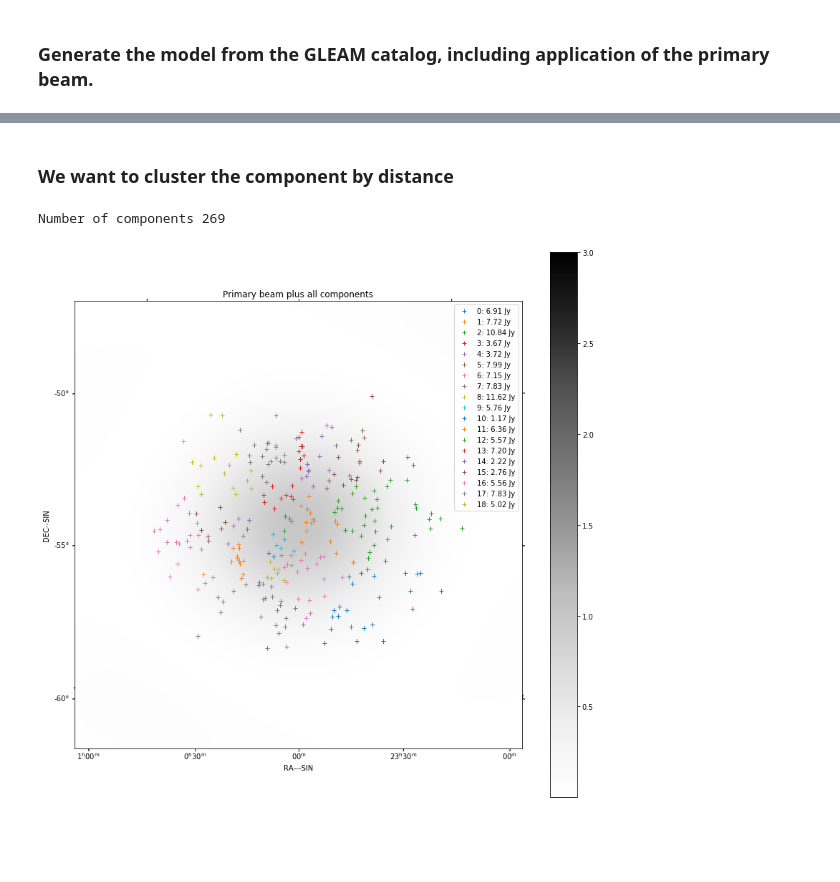
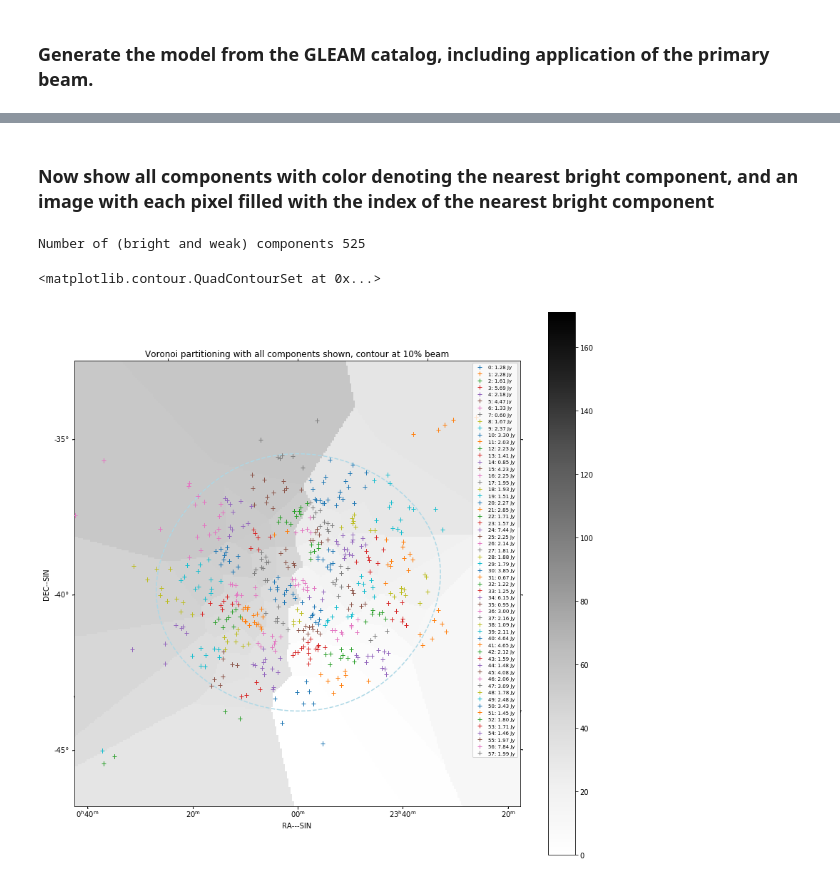
Before and after one commit to timcornwell/low-sims, a Jupyter notebook: low-sims-cluster.ipynb, the cells around one changed output, grey strips where cells are left out. Saved outputs shown, nothing was run; the diff lists cells and outputs as text; code cells hidden in the pictures; blank space fills up the shorter version.

```diff
--- a/low-sims-cluster.ipynb
+++ b/low-sims-cluster.ipynb
@@ -88,7 +69,7 @@ pylab.rcParams['image.cmap'] = 'rainbow'
 nfreqwin = 1
 ntimes = 61
 rmax = 550.0
-dec = -55.0 * u.deg
+dec = -40.0 * u.deg
 frequency = numpy.linspace(1e8, 1.3e8, nfreqwin)
 if nfreqwin > 1:
     channel_bandwidth = numpy.array(nfreqwin * [frequency[1] - frequency[0]])
@@ -129,7 +106,7 @@ else:
 # %% [markdown]
 ### Generate the model from the GLEAM catalog, including application of the primary beam.
 # %%
-flux_limit=0.1
+flux_limit = 0.05
 beam = create_image_from_visibility(
     blockvis,
     npixel=npixel,
@@ -149,7 +126,7 @@ original_gleam_components = create_low_test_skycomponents_from_gleam(
 pb_gleam_components = apply_beam_to_skycomponent(original_gleam_components,
                                                  beam)
 bright_components = filter_skycomponents_by_flux(
-    pb_gleam_components, flux_min=1.0)
+    pb_gleam_components, flux_min=0.3)
 all_components = filter_skycomponents_by_flux(
     pb_gleam_components, flux_min=flux_limit)
 
@@ -166,0 +144,10 @@ Number of bright components 19
+# %%
+idx, filtered_bright_components = remove_neighbouring_components(bright_components, 0.01)
+show_image(
+    beam,
+    components=filtered_bright_components,
+    cm='Greys',
+    title='Primary beam plus filtered bright components',
+    vmax=3.0)
+
+lprint("Number of bright components %d" % len(filtered_bright_components))
@@ -182,2 +168,0 @@ component_h5 = export_skycomponent_to_hdf5(all_components, 'all_components.hdf5'
-# %% [markdown]
-### We want to cluster the component by distance
@@ -186,29 +169,32 @@ idx, d2d = select_neighbouring_components(all_components, bright_components)
-# %%
-from itertools import compress
-
-comps_lists = list()
-
-for comp_id in numpy.unique(idx):
-    comps = list(compress(all_components, idx==comp_id))
-    comps_lists.append(comps)
+# %% [markdown]
+### Now show all components with color denoting the nearest bright component, and an image with each pixel filled with the index of the nearest bright component
 # %%
+vor, vor_array = voronoi_decomposition(beam, filtered_bright_components)
+vor_image = copy_image(beam)
+vor_image.data[...] = vor_array
+
 show_image(
-    beam,
+    vor_image,
     cm='Greys',
-    title='Primary beam plus all components',
-vmax = 3.0)
+    title='Voronoi partitioning with all components shown, contour at 10% beam',
+    vmax = 3 * numpy.max(vor_array))
 
-from astropy.wcs.utils import skycoord_to_pixel
+comps_lists = partition_skycomponent_neighbours(all_components, filtered_bright_components)
+
 for comp_id, comps in enumerate(comps_lists):
     flux = numpy.sum([c.flux[0,0] for c in comps])
     directions = SkyCoord([u.rad * c.direction.ra.rad for c in comps],
                           [u.rad * c.direction.dec.rad for c in comps])
     x, y = skycoord_to_pixel(directions, beam.wcs, 0, 'wcs')
     plt.plot(x, y, '+', label='%d: %.2f Jy' % (comp_id, flux))
 
+plt.rc('legend',**{'fontsize':7})
 plt.legend()
 
-lprint("Number of components %d" % len(all_components))
+lprint("Number of (bright and weak) components %d" % len(all_components))
+
+plt.contour(beam.data[0,0], levels=[0.1], colors='lightblue', linestyles='dashed')
 # %% [output]
-Number of components 269
+Number of (bright and weak) components 525
+<matplotlib.contour.QuadContourSet at 0x...>
-[figure, old version]
+[figure, new version]
```
Also changed, not shown: parts of 10 cells of this notebook, 24 other files.
